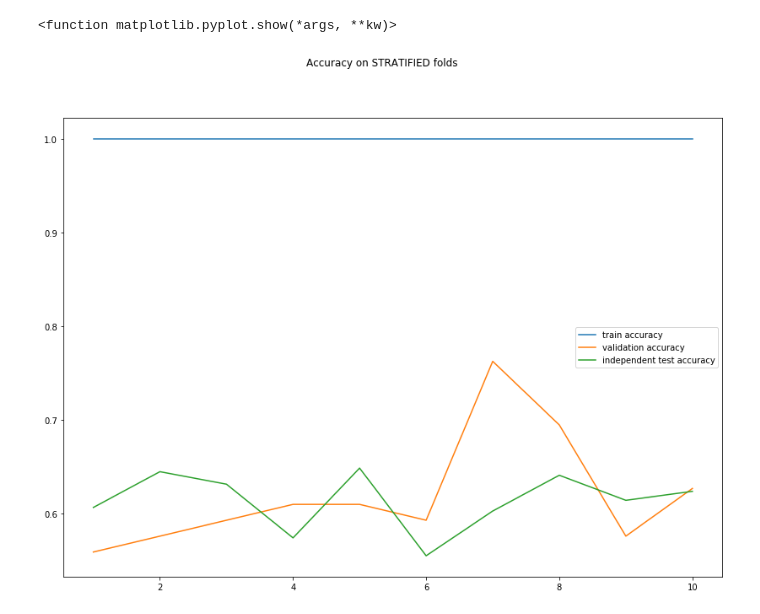
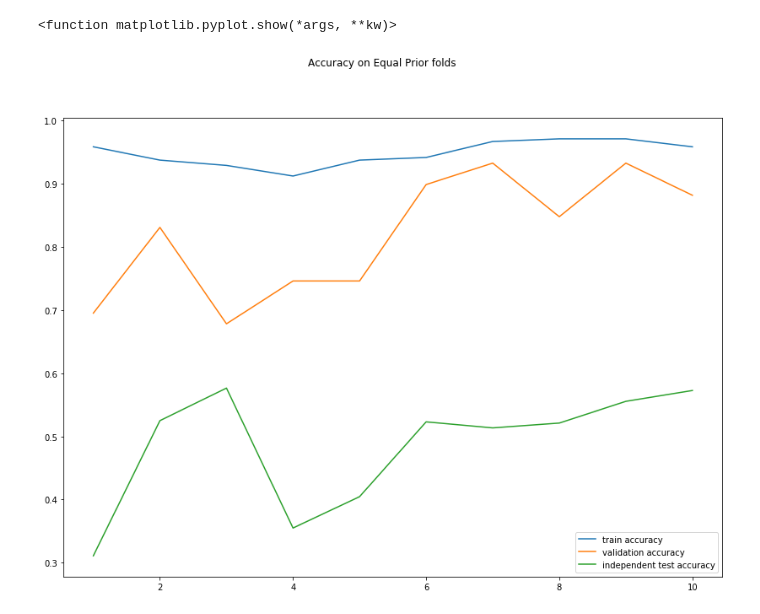
Before and after one commit to nikhilsaldanha/stance-detection, a Jupyter notebook: notebooks/Logistic Regression.ipynb, the cells around one changed output. Cells and saved outputs as stored; diff of their text form; code cells hidden in the pictures.

Commit message:
cleaned pickle creation and Logistic regression

```diff
--- a/notebooks/Logistic Regression.ipynb
+++ b/notebooks/Logistic Regression.ipynb
@@ -27,12 +34,13 @@ Y_strat_folds_test = pickle.load(open("../data/processed/Y_strat_folds_test.p",
 # %%
-max_iter = 10e2
+max_iter = 10e3
 C=1.0
-penalty='l2'
+penalty='l1'
+solver='liblinear'
 # %%
 # Normal Train and Test
 
 from sklearn.linear_model import LogisticRegression
-model = LogisticRegression(penalty=penalty, C=C, max_iter = max_iter)
+model = LogisticRegression(penalty=penalty, C=C, max_iter = max_iter, solver=solver)
 
 soln = model.fit(X_train,Y_train)
 
@@ -44,19 +62,28 @@ test_acc = 0.6908396946564885
 # %%
-# Train on folds
+# Train on author's folds
 from sklearn.linear_model import LogisticRegression
 
 fold_train_acc = []
 fold_test_acc = []
 indep_test_acc = []
 
+disp = []
+
 for i in range(10):
-    model = LogisticRegression(penalty=penalty, C=C, max_iter = max_iter)
+    model = LogisticRegression(penalty=penalty, C=C, max_iter = max_iter, solver=solver)
     soln = model.fit(X_folds_train[i], Y_folds_train[i])
 
     fold_train_acc = np.append(fold_train_acc, soln.score(X_folds_train[i], Y_folds_train[i]))
     fold_test_acc = np.append(fold_test_acc, soln.score(X_folds_test[i], Y_folds_test[i]))
     indep_test_acc = np.append(indep_test_acc, soln.score(X_test, Y_test))
     print("completed fold => "+ str(i+1))
+
+    disp.append(plot_confusion_matrix(soln, X_test, Y_test, normalize="true"))
+
+
+for p in disp:
+    p
+plt.show()
 # %% [output]
 completed fold => 1
 completed fold => 2
@@ -81,19 +118,28 @@ plt.show()
 # %%
-# train on STRATIFIED folds
+# train on Equal Prior folds
 from sklearn.linear_model import LogisticRegression
 
 fold_train_acc = []
 fold_test_acc = []
 indep_test_acc = []
 
+disp = []
+
 for i in range(10):
-    model = LogisticRegression(penalty=penalty, C=C, max_iter = max_iter)
-    soln = model.fit(X_strat_folds_train[i], Y_strat_folds_train[i])
+    model = LogisticRegression(penalty=penalty, C=C, max_iter = max_iter, solver=solver)
+    soln = model.fit(X_equpri_train[i], Y_equpri_train[i])
 
-    fold_train_acc = np.append(fold_train_acc, soln.score(X_strat_folds_train[i], Y_strat_folds_train[i]))
-    fold_test_acc = np.append(fold_test_acc, soln.score(X_strat_folds_test[i], Y_strat_folds_test[i]))
+    fold_train_acc = np.append(fold_train_acc, soln.score(X_equpri_train[i], Y_equpri_train[i]))
+    fold_test_acc = np.append(fold_test_acc, soln.score(X_equpri_test[i], Y_equpri_test[i]))
     indep_test_acc = np.append(indep_test_acc, soln.score(X_test, Y_test))
     print("completed fold => "+ str(i+1))
+
+    disp.append(plot_confusion_matrix(soln, X_test, Y_test, normalize="true"))
+
+
+for p in disp:
+    p
+plt.show()
 # %% [output]
 completed fold => 1
 completed fold => 2
@@ -108,14 +164,14 @@ completed fold => 10
 # %%
 fig = plt.figure(figsize=(14,10))
-fig.suptitle('Accuracy on STRATIFIED folds')
+fig.suptitle('Accuracy on Equal Prior folds')
 plt.plot(range(1,11), fold_train_acc, label="train accuracy" )
 plt.plot(range(1,11), fold_test_acc, label="validation accuracy" )
 plt.plot(range(1,11), indep_test_acc, label="independent test accuracy" )
 plt.legend()
 plt.show
 # %% [output]
 <function matplotlib.pyplot.show(*args, **kw)>
-[figure, old version]
+[figure, new version]
 # %%
 print(indep_test_acc)
 # %% [output]
```
Also changed, not shown: parts of 11 cells of this notebook, 1 other file.
